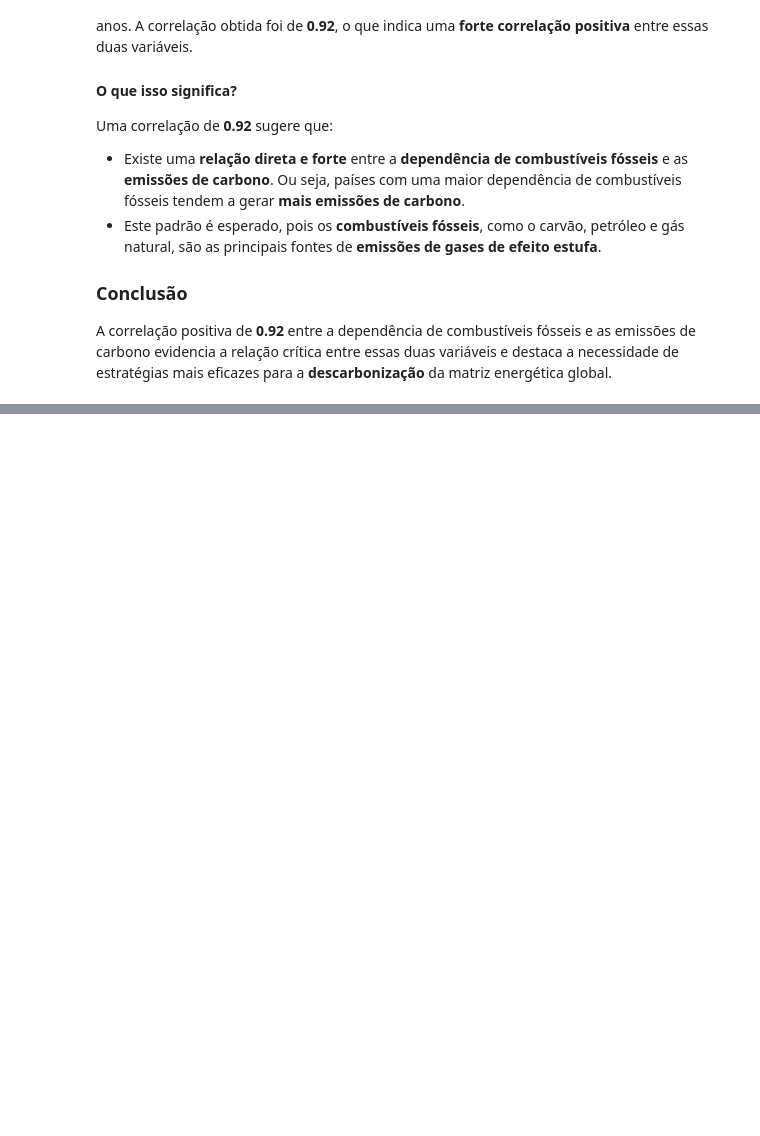
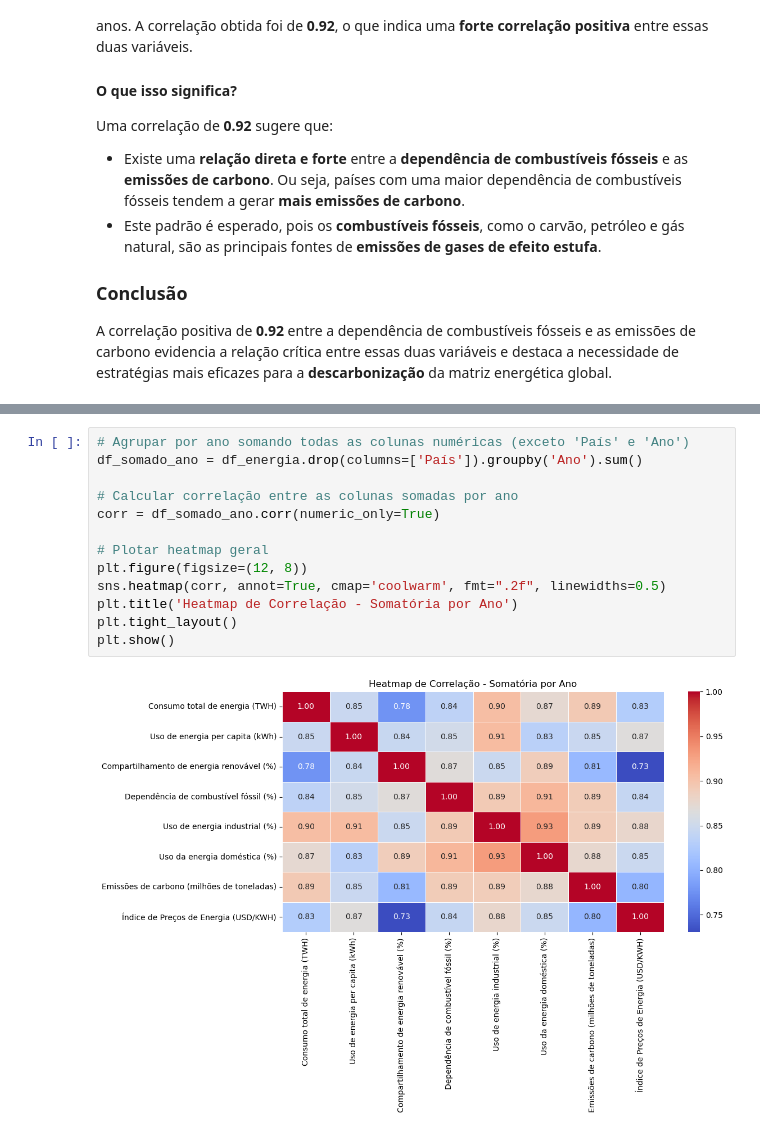
Before and after one commit to Matheus538Benjamin/Projeto-an-lise-de-dados-coderhouse, a Jupyter notebook: Projeto Ciência de Dados.ipynb, the cells around one changed output, grey strips where cells are left out. Cells and saved outputs as stored; diff of their text form; blank space fills up the shorter version.

```diff
--- a/Projeto Ciência de Dados.ipynb
+++ b/Projeto Ciência de Dados.ipynb
@@ -496,0 +533,15 @@ A correlação positiva de **0.92** entre a dependência de combustíveis fósse
+# %%
+# Agrupar por ano somando todas as colunas numéricas (exceto 'País' e 'Ano')
+df_somado_ano = df_energia.drop(columns=['País']).groupby('Ano').sum()
+
+# Calcular correlação entre as colunas somadas por ano
+corr = df_somado_ano.corr(numeric_only=True)
+
+# Plotar heatmap geral
+plt.figure(figsize=(12, 8))
+sns.heatmap(corr, annot=True, cmap='coolwarm', fmt=".2f", linewidths=0.5)
+plt.title('Heatmap de Correlação - Somatória por Ano')
+plt.tight_layout()
+plt.show()
+# %% [output]
+[figure, added]
```
Also changed, not shown: parts of 53 cells of this notebook.
